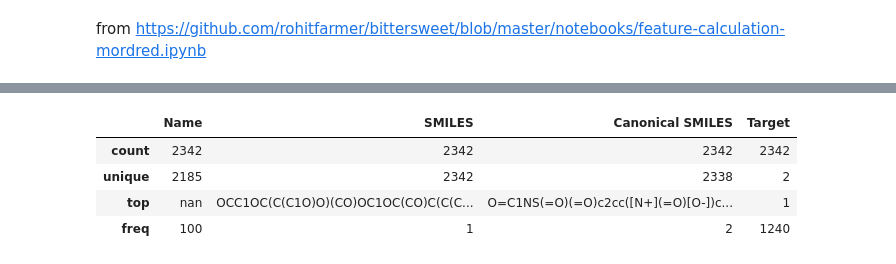
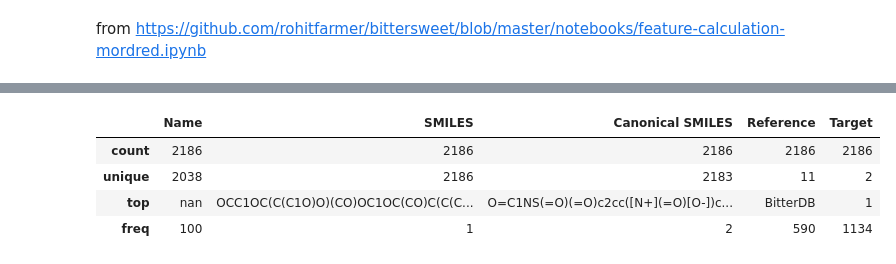
Before and after one commit to kristianespina/sweetboost, a Jupyter notebook: binary-preprocess.ipynb, the cells around one changed output, grey strips where cells are left out. Saved outputs shown, nothing was run; the diff lists cells and outputs as text; code cells hidden in the pictures.

```diff
--- a/binary-preprocess.ipynb
+++ b/binary-preprocess.ipynb
@@ -60,29 +77,23 @@ df_bitter['Target'] = df_bitter['Target'].astype(int) # Convert to numeric
+# %%
+df_sweet_train['Target'] = df_sweet_train['Target'].astype(int) # Convert to numeric
+df_sweet_test['Target'] = df_sweet_test['Target'].astype(int) # Convert to numeric
+df_bitter_train['Target'] = df_bitter_train['Target'].astype(int) # Convert to numeric
+df_bitter_test['Target'] = df_bitter_test['Target'].astype(int) # Convert to numeric
 # %%
 # Convert SMILES into Canonical SMILES using RDKit.
 def convert_to_canonical_smiles(df):
-#     length = df.shape[0]
-#     exceptions = 0
-#     valid = []
-#     for i in range(length):
-#         try:
-#             c = Chem.CanonSmiles(str(df.iloc[i]['SMILES']))
-#             row = df.iloc[i]
-#             valid.append({'name': str(row['Name']), 'smiles': str(row['SMILES']), 'Canonical SMILES': c, 'target': 1 if row['Target'] == True else 0})
-#         except:
-#             exceptions += 1
-#             continue
-
-#     return valid
     length = df.shape[0]
 
     name = []
     smiles = []
     canon_smiles = []
+    reference = []
     target = []
     exceptions = 0
     failed_smiles = []
     failed_name = []
     failed_target = []
+    failed_reference = []
     for i in range(length):
         try:
             c = Chem.CanonSmiles(str(df.iloc[i]['SMILES']))
@@ -90,11 +101,13 @@ def convert_to_canonical_smiles(df):
             smiles.append(str(df.iloc[i]['SMILES']))
             target.append(str(df.iloc[i]['Target']))
             name.append(str(df.iloc[i]['Name']))
+            reference.append(str(df.iloc[i]['Reference']))
         except:
             exceptions += 1
             failed_smiles.append(str(df.iloc[i]['SMILES']))
             failed_name.append(str(df.iloc[i]['Target']))
             failed_target.append(str(df.iloc[i]['Name']))
+            failed_reference.append(str(df.iloc[i]['Reference']))
             continue
 
-    return {'Name':name, 'SMILES':smiles, 'Canonical SMILES':canon_smiles, 'Target':target}
+    return {'Name':name, 'SMILES':smiles, 'Canonical SMILES':canon_smiles, 'Reference': reference, 'Target':target}
@@ -123,0 +114,10 @@ df_bitter_valid = pd.DataFrame(valid_bitter)
+# %%
+valid_sweet_train = convert_to_canonical_smiles(df_sweet_train)
+valid_sweet_test = convert_to_canonical_smiles(df_sweet_test)
+valid_bitter_train = convert_to_canonical_smiles(df_bitter_train)
+valid_bitter_test = convert_to_canonical_smiles(df_bitter_test)
+
+df_sweet_valid_train = pd.DataFrame(valid_sweet_train)
+df_bitter_valid_train = pd.DataFrame(valid_bitter_train)
+df_sweet_valid_test = pd.DataFrame(valid_sweet_test)
+df_bitter_valid_test = pd.DataFrame(valid_bitter_test)
@@ -124,11 +142,11 @@ df_bitter_valid = pd.DataFrame(valid_bitter)
 # %%
-df_sweet_valid.describe()
+df_sweet_valid_train.describe()
 # %% [output]
-|  | Name | SMILES | Canonical SMILES | Target |
-| count | 2342 | 2342 | 2342 | 2342 |
-| unique | 2185 | 2342 | 2338 | 2 |
-| top | nan | OCC1OC(C(C1O)O)(CO)OC1OC(CO)C(C(C... | O=C1NS(=O)(=O)c2cc([N+](=O)[O-])c... | 1 |
-| freq | 100 | 1 | 2 | 1240 |
+|  | Name | SMILES | Canonical SMILES | Reference | Target |
+| count | 2186 | 2186 | 2186 | 2186 | 2186 |
+| unique | 2038 | 2186 | 2183 | 11 | 2 |
+| top | nan | OCC1OC(C(C1O)O)(CO)OC1OC(CO)C(C(C... | O=C1NS(=O)(=O)c2cc([N+](=O)[O-])c... | BitterDB | 1 |
+| freq | 100 | 1 | 2 | 590 | 1134 |
 # %%
 df_bitter_valid.describe()
 # %% [output]
```
Also changed, not shown: parts of 22 cells of this notebook, 1 other file.
